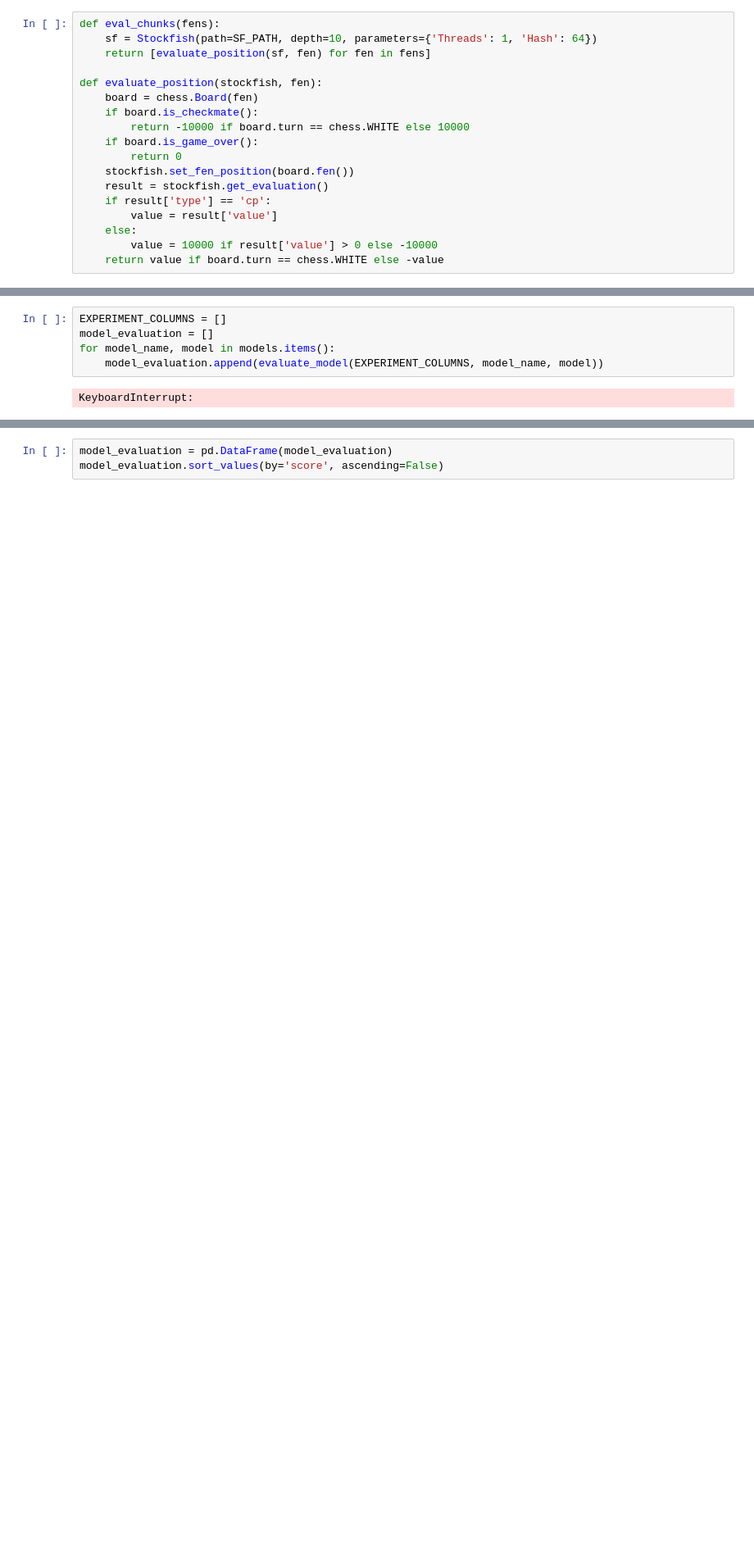
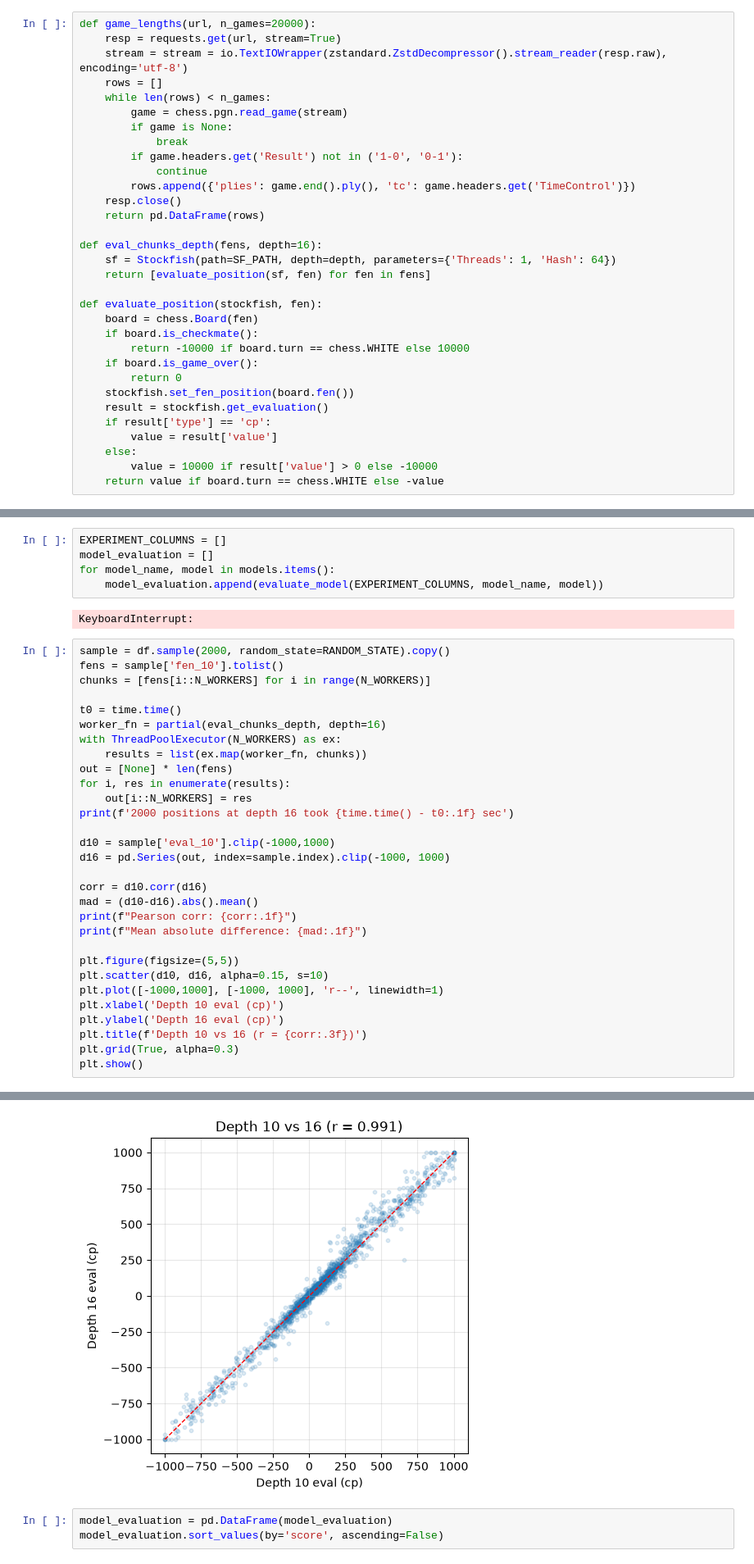
Before and after one commit to foxsys1/chess_analysis, a Jupyter notebook: chess_dataset.ipynb, the cells around one changed output, grey strips where cells are left out. Shown at 82% size. Saved outputs shown, nothing was run; the diff lists cells and outputs as text; blank space fills up the shorter version.

```diff
--- a/chess_dataset.ipynb
+++ b/chess_dataset.ipynb
@@ -28,6 +35,20 @@ N_WORKERS = max(1, (os.cpu_count() or 2) // 2)
 # %%
-def eval_chunks(fens):
-    sf = Stockfish(path=SF_PATH, depth=10, parameters={'Threads': 1, 'Hash': 64})
+def game_lengths(url, n_games=20000):
+    resp = requests.get(url, stream=True)
+    stream = stream = io.TextIOWrapper(zstandard.ZstdDecompressor().stream_reader(resp.raw), encoding='utf-8')
+    rows = []
+    while len(rows) < n_games:
+        game = chess.pgn.read_game(stream)
+        if game is None:
+            break
+        if game.headers.get('Result') not in ('1-0', '0-1'):
+            continue
+        rows.append({'plies': game.end().ply(), 'tc': game.headers.get('TimeControl')})
+    resp.close()
+    return pd.DataFrame(rows)
+
+def eval_chunks_depth(fens, depth=16):
+    sf = Stockfish(path=SF_PATH, depth=depth, parameters={'Threads': 1, 'Hash': 64})
     return [evaluate_position(sf, fen) for fen in fens]
 
 def evaluate_position(stockfish, fen):
@@ -309,3 +359,34 @@ for model_name, model in models.items():
     model_evaluation.append(evaluate_model(EXPERIMENT_COLUMNS, model_name, model))
 # %% [output]
 KeyboardInterrupt:
+# %%
+sample = df.sample(2000, random_state=RANDOM_STATE).copy()
+fens = sample['fen_10'].tolist()
+chunks = [fens[i::N_WORKERS] for i in range(N_WORKERS)]
+
+t0 = time.time()
+worker_fn = partial(eval_chunks_depth, depth=16)
+with ThreadPoolExecutor(N_WORKERS) as ex:
+    results = list(ex.map(worker_fn, chunks))
+out = [None] * len(fens)
+for i, res in enumerate(results):
+    out[i::N_WORKERS] = res
+print(f'2000 positions at depth 16 took {time.time() - t0:.1f} sec')
+
+d10 = sample['eval_10'].clip(-1000,1000)
+d16 = pd.Series(out, index=sample.index).clip(-1000, 1000)
+
+corr = d10.corr(d16)
+mad = (d10-d16).abs().mean()
+print(f"Pearson corr: {corr:.1f}")
+print(f"Mean absolute difference: {mad:.1f}")
+
+plt.figure(figsize=(5,5))
+plt.scatter(d10, d16, alpha=0.15, s=10)
+plt.plot([-1000,1000], [-1000, 1000], 'r--', linewidth=1)
+plt.xlabel('Depth 10 eval (cp)')
+plt.ylabel('Depth 16 eval (cp)')
+plt.title(f'Depth 10 vs 16 (r = {corr:.3f})')
+plt.grid(True, alpha=0.3)
+plt.show()
+# %% [output]
@@ -312,3 +396,4 @@ KeyboardInterrupt:
+[figure, added]
 # %%
 model_evaluation = pd.DataFrame(model_evaluation)
 model_evaluation.sort_values(by='score', ascending=False)
```
Also changed, not shown: parts of 8 cells of this notebook.
